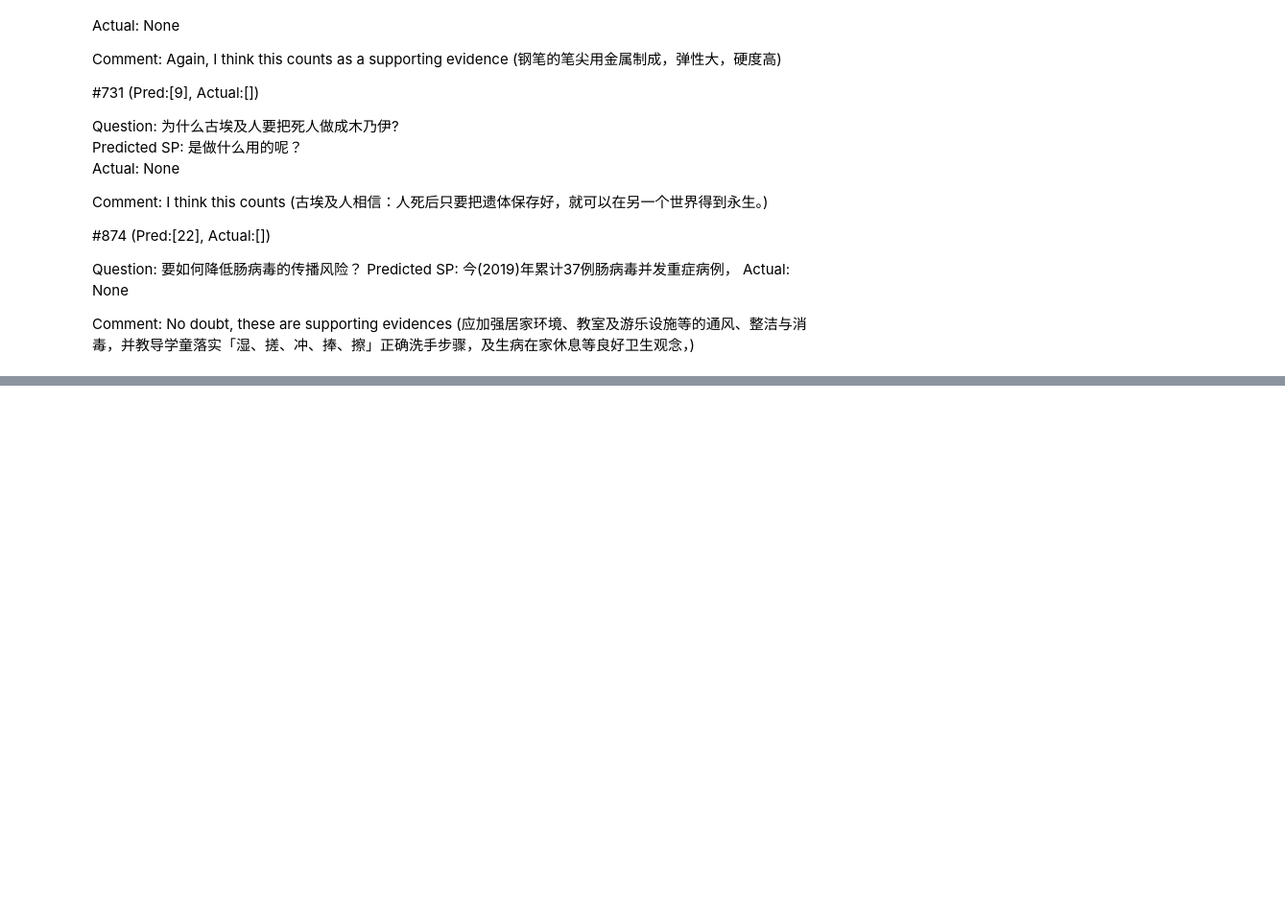
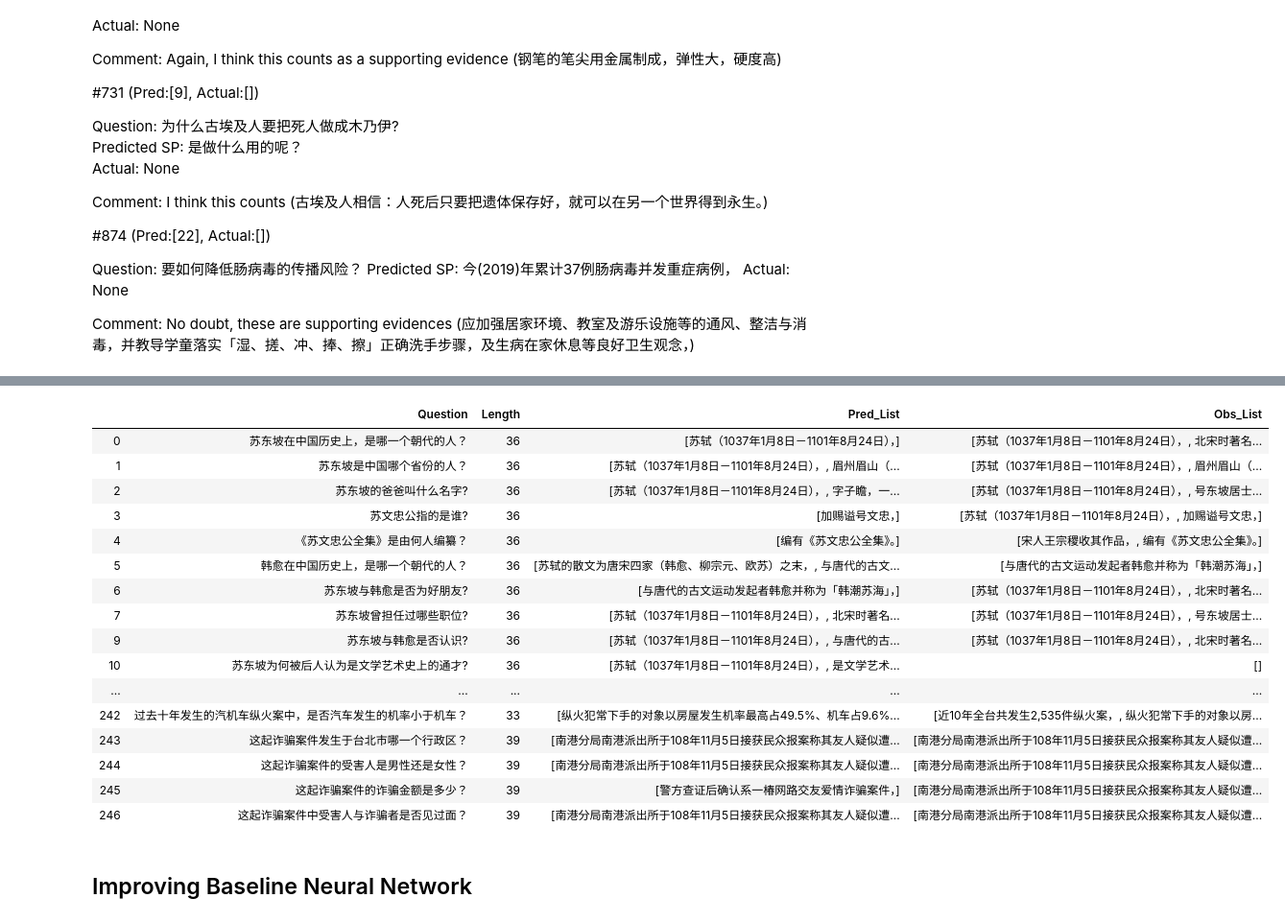
Before and after one commit to jerry-tl210/FGC, a Jupyter notebook: SSQA_retrieval.ipynb, the cells around one changed output, grey strips where cells are left out. Shown at 96% size. Drawn from its saved outputs; the diff is of its cells as text; code cells hidden in the pictures; blank space fills up the shorter version.

```diff
--- a/SSQA_retrieval.ipynb
+++ b/SSQA_retrieval.ipynb
@@ -610,0 +595,45 @@ Comment: No doubt, these are supporting evidences (应加强居家环境、教
+# %%
+correct_sp = []
+for i in range(validation_data_with_performance.shape[0]):
+    para = validation_data_with_performance['Sentence_List'][i]
+    sen = []
+    for index in validation_data_with_performance['dev_pred'][i]:
+        sen.append(para[index])
+    correct_sp.append(sen)
+validation_data_with_performance['Pred_List'] = correct_sp
+correct_sp = []
+for i in range(validation_data_with_performance.shape[0]):
+    para = validation_data_with_performance['Sentence_List'][i]
+    sen = []
+    for index in validation_data_with_performance['dev_obs'][i]:
+        sen.append(para[index])
+    correct_sp.append(sen)
+validation_data_with_performance['Obs_List'] = correct_sp
+# %%
+validation_data_with_performance.drop(['SE_Index', 'Label'], axis=1, inplace=True)
+# %%
+validation_data_with_performance.drop(['Sentence_List', 'dev_pred', 'dev_obs'], axis=1, inplace=True)
+# %%
+dev_mismatch = validation_data_with_performance[validation_data_with_performance['Obs_List'] != validation_data_with_performance['Pred_List']]
+# %%
+dev_mismatch
+# %% [output]
+|  | Question | Length | Pred_List | Obs_List |
+| 0 | 苏东坡在中国历史上，是哪一个朝代的人？ | 36 | [苏轼（1037年1月8日－1101年8月24日），] | [苏轼（1037年1月8日－1101年8月24日），, 北宋时著名... |
+| 1 | 苏东坡是中国哪个省份的人？ | 36 | [苏轼（1037年1月8日－1101年8月24日），, 眉州眉山（... | [苏轼（1037年1月8日－1101年8月24日），, 眉州眉山（... |
+| 2 | 苏东坡的爸爸叫什么名字? | 36 | [苏轼（1037年1月8日－1101年8月24日），, 字子瞻，一... | [苏轼（1037年1月8日－1101年8月24日），, 号东坡居士... |
+| 3 | 苏文忠公指的是谁? | 36 | [加赐谥号文忠，] | [苏轼（1037年1月8日－1101年8月24日），, 加赐谥号文忠，] |
+| 4 | 《苏文忠公全集》是由何人编纂？ | 36 | [编有《苏文忠公全集》。] | [宋人王宗稷收其作品，, 编有《苏文忠公全集》。] |
+| 5 | 韩愈在中国历史上，是哪一个朝代的人？ | 36 | [苏轼的散文为唐宋四家（韩愈、柳宗元、欧苏）之末，, 与唐代的古文... | [与唐代的古文运动发起者韩愈并称为「韩潮苏海」，] |
+| 6 | 苏东坡与韩愈是否为好朋友? | 36 | [与唐代的古文运动发起者韩愈并称为「韩潮苏海」，] | [苏轼（1037年1月8日－1101年8月24日），, 北宋时著名... |
+| 7 | 苏东坡曾担任过哪些职位? | 36 | [苏轼（1037年1月8日－1101年8月24日），, 北宋时著名... | [苏轼（1037年1月8日－1101年8月24日），, 号东坡居士... |
+| 9 | 苏东坡与韩愈是否认识? | 36 | [苏轼（1037年1月8日－1101年8月24日），, 与唐代的古... | [苏轼（1037年1月8日－1101年8月24日），, 北宋时著名... |
+| 10 | 苏东坡为何被后人认为是文学艺术史上的通才? | 36 | [苏轼（1037年1月8日－1101年8月24日），, 是文学艺术... | [] |
+| ... | ... | ... | ... | ... |
+| 242 | 过去十年发生的汽机车纵火案中，是否汽车发生的机率小于机车？ | 33 | [纵火犯常下手的对象以房屋发生机率最高占49.5%、机车占9.6%... | [近10年全台共发生2,535件纵火案，, 纵火犯常下手的对象以房... |
+| 243 | 这起诈骗案件发生于台北市哪一个行政区？ | 39 | [南港分局南港派出所于108年11月5日接获民众报案称其友人疑似遭... | [南港分局南港派出所于108年11月5日接获民众报案称其友人疑似遭... |
+| 244 | 这起诈骗案件的受害人是男性还是女性？ | 39 | [南港分局南港派出所于108年11月5日接获民众报案称其友人疑似遭... | [南港分局南港派出所于108年11月5日接获民众报案称其友人疑似遭... |
+| 245 | 这起诈骗案件的诈骗金额是多少？ | 39 | [警方查证后确认系一椿网路交友爱情诈骗案件，] | [南港分局南港派出所于108年11月5日接获民众报案称其友人疑似遭... |
+| 246 | 这起诈骗案件中受害人与诈骗者是否见过面？ | 39 | [南港分局南港派出所于108年11月5日接获民众报案称其友人疑似遭... | [南港分局南港派出所于108年11月5日接获民众报案称其友人疑似遭... |
+# %% [markdown]
+## Improving Baseline Neural Network
```
Also changed, not shown: parts of 30 cells of this notebook.
